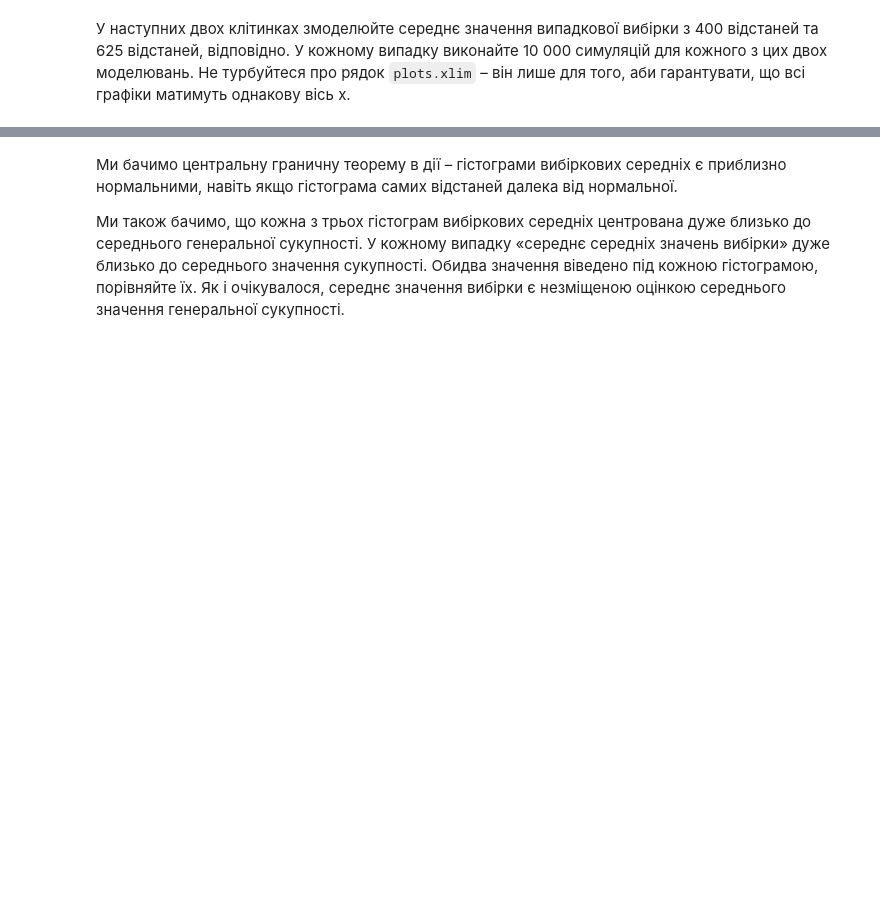
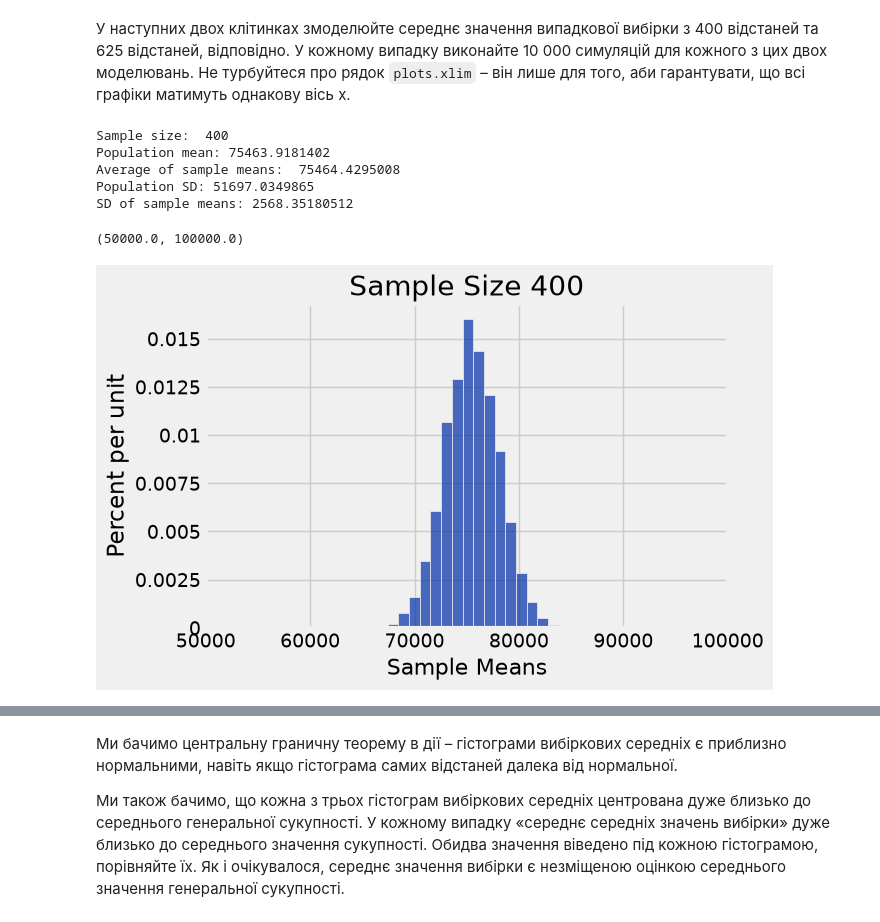
Before and after one commit to hakmaster739-creator/geostat-pr1, a Jupyter notebook: pr1_5.ipynb, the cells around one changed output, grey strips where cells are left out. Cells and saved outputs as stored; diff of their text form; code cells hidden in the pictures; blank space fills up the shorter version.

```diff
--- a/pr1_5.ipynb
+++ b/pr1_5.ipynb
@@ -151,10 +202,9 @@ def simulate_sample_mean(table, label, sample_size, repetitions):
     means = []
 
     for i in np.arange(repetitions):
-        new_sample = ...
-        new_sample_mean = ...
-        ...
-
+        new_sample = table.sample(sample_size)
+        new_sample_mean = np.mean(new_sample.column(label))
+        means.append(new_sample_mean)
     sample_means = Table().with_column('Sample Means', means)
 
     # Display empirical histogram and print all relevant quantities – don't change this!
@@ -176,6 +234,14 @@ plots.xlim(50000, 100000)
 # %% [markdown]
 У наступних двох клітинках змоделюйте середнє значення випадкової вибірки з 400 відстаней та 625 відстаней, відповідно. У кожному випадку виконайте 10 000 симуляцій для кожного з цих двох моделювань. Не турбуйтеся про рядок `plots.xlim` – він лише для того, аби гарантувати, що всі графіки матимуть однакову вісь x.
 # %%
-simulate_sample_mean(..., ..., ..., ...)
+simulate_sample_mean(distances, 'distance', 400, 10000)
 plots.xlim(50000, 100000)
+# %% [output]
+Sample size:  400
+Population mean: 75463.9181402
+Average of sample means:  75464.4295008
+Population SD: 51697.0349865
+SD of sample means: 2568.35180512
+(50000.0, 100000.0)
+[figure, added]
 # %%
```
Also changed, not shown: parts of 33 cells of this notebook.
